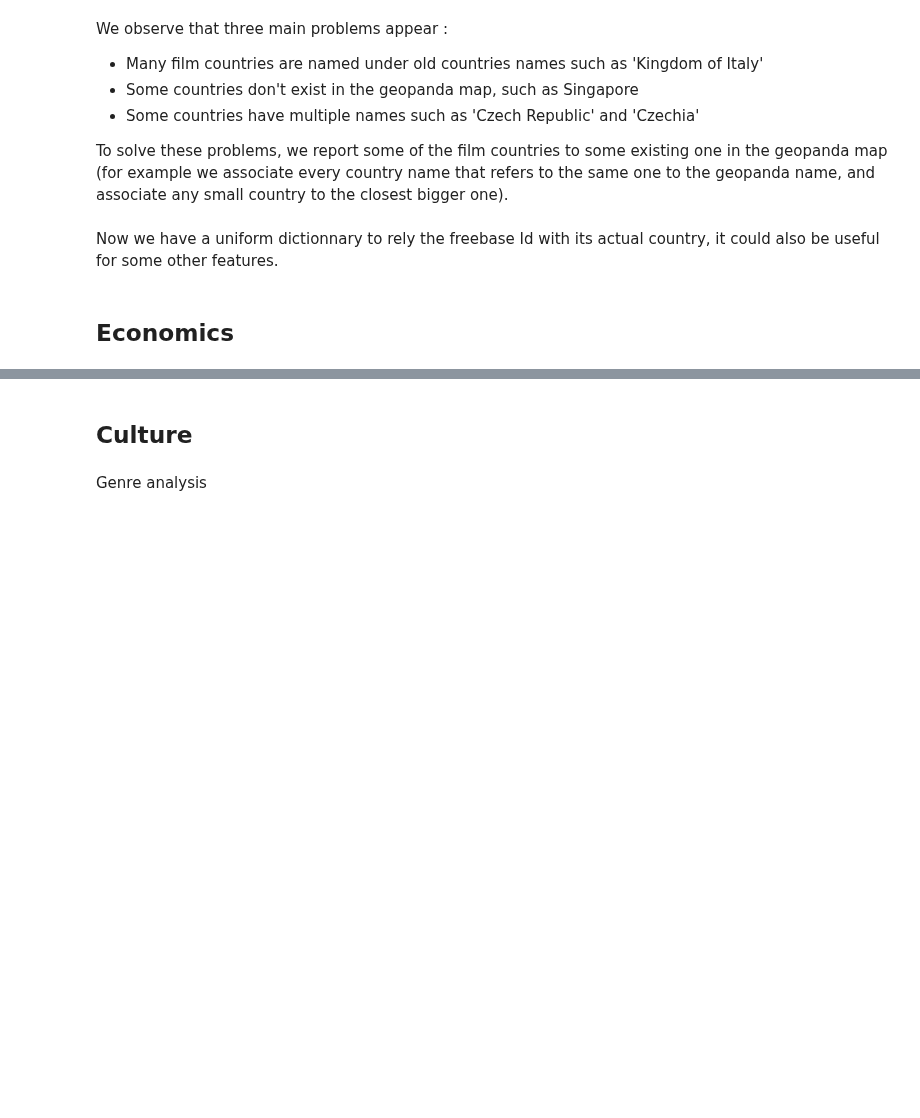
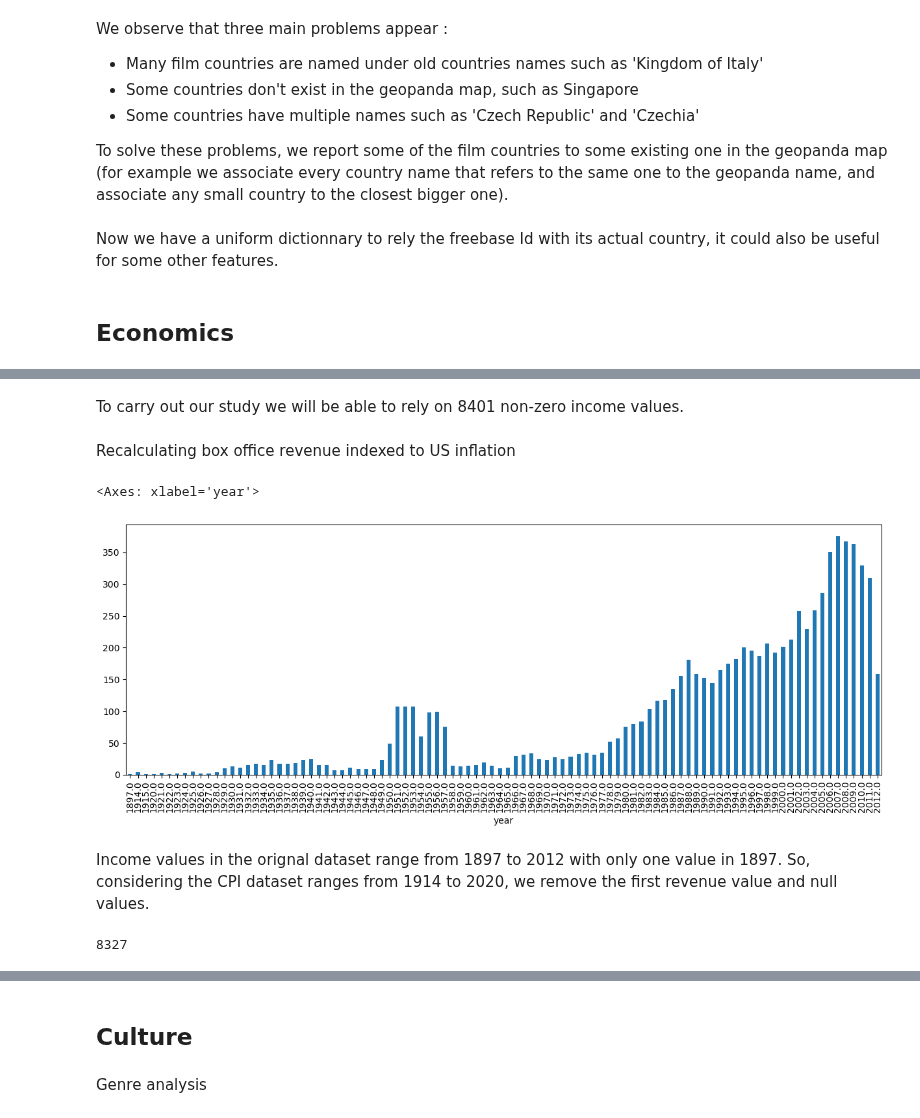
Before and after one commit to epfl-ada/ada-2024-project-teamcsx24, a Jupyter notebook: results.ipynb, the cells around one changed output, grey strips where cells are left out. Saved outputs shown, nothing was run; the diff lists cells and outputs as text; code cells hidden in the pictures; blank space fills up the shorter version.

```diff
--- a/results.ipynb
+++ b/results.ipynb
@@ -312,0 +452,4 @@ from additionaldataLoader import loadAdditionalDataframe
+# %%
+df_movies_eco = df_movies[df_movies['revenue'].notna()]
+df_movies_eco['year'] = df_movies_eco['release_date'].dt.year
+df_movies_eco.describe()
@@ -312,0 +471,17 @@ from additionaldataLoader import loadAdditionalDataframe
+# %% [markdown]
+To carry out our study we will be able to rely on 8401 non-zero income values.
+# %% [markdown]
+Recalculating box office revenue indexed to US inflation
+# %%
+df_movies_eco['year'].value_counts().sort_index().plot(kind='bar', figsize=(15, 5))
+# %% [output]
+<Axes: xlabel='year'>
+[figure, added]
+# %% [markdown]
+Income values in the orignal dataset range from 1897 to 2012 with only one value in 1897. So, considering the CPI dataset ranges from 1914 to 2020, we remove the first revenue value and null values.
+# %%
+df_movies_eco = df_movies_eco.dropna(subset=['year'])
+df_movies_eco = df_movies_eco[df_movies_eco['year'] != 1897]
+df_movies_eco['revenue'].notnull().sum()
+# %% [output]
+8327
```
Also changed, not shown: parts of 47 cells of this notebook, 1 other file.
